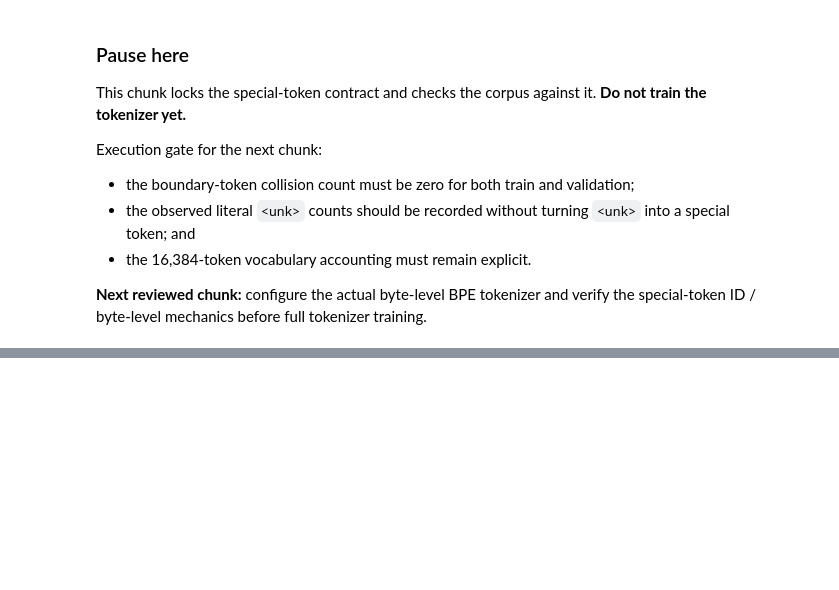
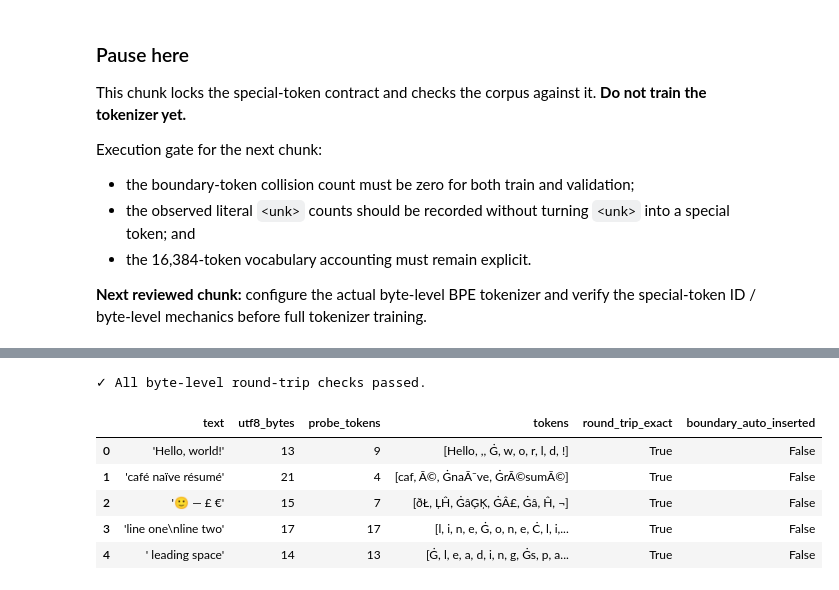
Before and after one commit to traderjohnd/foundation-model-from-scratch, a Jupyter notebook: notebooks/02_tokenizer_training_and_corpus_construction.ipynb, the cells around one changed output, grey strips where cells are left out. Drawn from its saved outputs; the diff is of its cells as text; code cells hidden in the pictures; blank space fills up the shorter version.

Commit message:
Verify byte-level BPE tokenizer mechanics

```diff
--- a/notebooks/02_tokenizer_training_and_corpus_construction.ipynb
+++ b/notebooks/02_tokenizer_training_and_corpus_construction.ipynb
@@ -298,0 +444,42 @@ Execution gate for the next chunk:
+# %%
+ROUNDTRIP_SAMPLES = [
+    "Hello, world!",
+    "café naïve résumé",
+    "🙂 — £ €",
+    "line one\nline two",
+    " leading space",
+]
+
+roundtrip_rows = []
+
+for text in ROUNDTRIP_SAMPLES:
+    encoding = probe_tokenizer.encode(text)
+    decoded = probe_tokenizer.decode(
+        encoding.ids,
+        skip_special_tokens=False,
+    )
+
+    assert decoded == text
+    assert boundary_token_id not in encoding.ids
+
+    roundtrip_rows.append(
+        {
+            "text": repr(text),
+            "utf8_bytes": len(text.encode("utf-8")),
+            "probe_tokens": len(encoding.ids),
+            "tokens": encoding.tokens,
+            "round_trip_exact": decoded == text,
+            "boundary_auto_inserted": boundary_token_id in encoding.ids,
+        }
+    )
+
+print("✓ All byte-level round-trip checks passed.")
+pd.DataFrame(roundtrip_rows)
+# %% [output]
+✓ All byte-level round-trip checks passed.
+|  | text | utf8_bytes | probe_tokens | tokens | round_trip_exact | boundary_auto_inserted |
+| 0 | 'Hello, world!' | 13 | 9 | [Hello, ,, Ġ, w, o, r, l, d, !] | True | False |
+| 1 | 'café naïve résumé' | 21 | 4 | [caf, Ã©, ĠnaÃ¯ve, ĠrÃ©sumÃ©] | True | False |
+| 2 | '🙂 — £ €' | 15 | 7 | [ðŁ, ĻĤ, ĠâĢĶ, ĠÂ£, Ġâ, Ĥ, ¬] | True | False |
+| 3 | 'line one\nline two' | 17 | 17 | [l, i, n, e, Ġ, o, n, e, Ċ, l, i,... | True | False |
+| 4 | ' leading space' | 14 | 13 | [Ġ, l, e, a, d, i, n, g, Ġs, p, a... | True | False |
```
Also changed, not shown: parts of 21 cells of this notebook.
